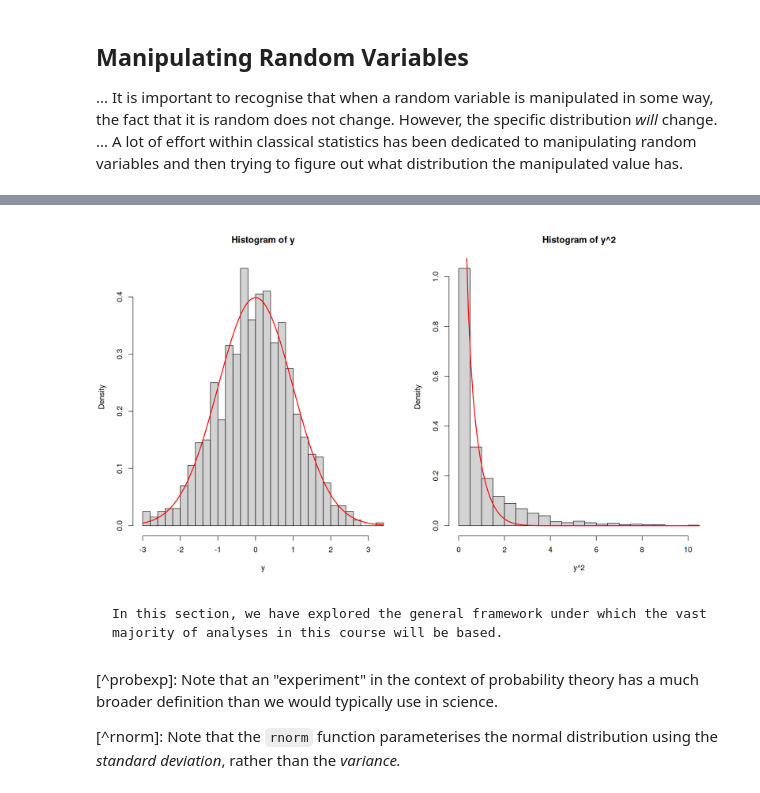
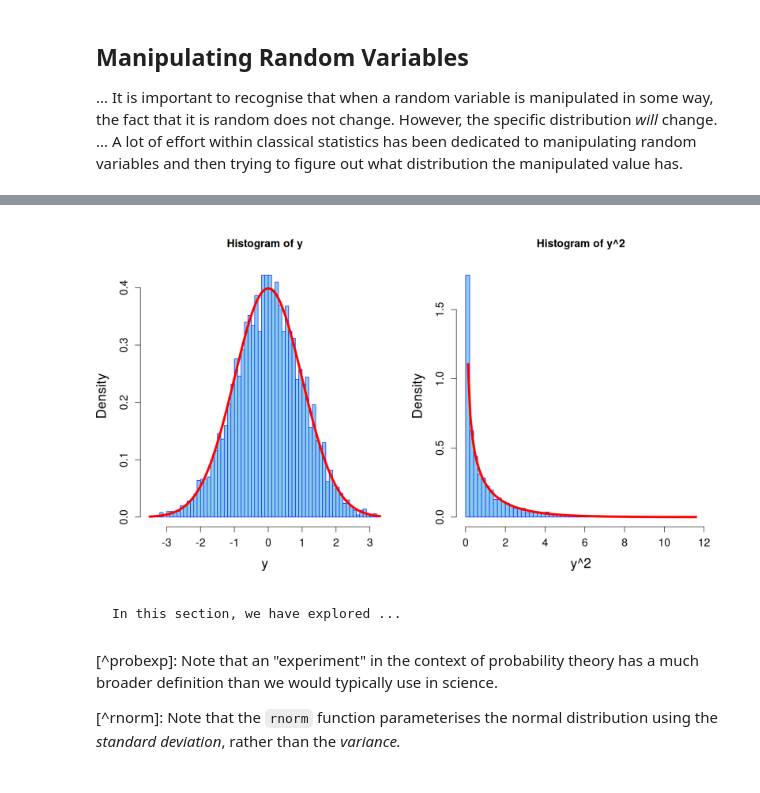
Before and after one commit to PCHN63101-Advanced-Data-Skills/principles-stat-modelling, a Jupyter notebook: 2.prob-random-vars.ipynb, the cells around one changed output, grey strips where cells are left out. Drawn from its saved outputs; the diff is of its cells as text; code cells hidden in the pictures.

```diff
--- a/2.prob-random-vars.ipynb
+++ b/2.prob-random-vars.ipynb
@@ -228,15 +248,16 @@ The *expected value* and the *variance* are both examples of the *moments* of a
 # %%
-y <- rnorm(n=1000, mean=0, sd=1)
+set.seed(666)
+y <- rnorm(n=5000, mean=0, sd=1)
 
 par(mfrow=c(1,2))
-hist(y, probability=TRUE, breaks=30)
-curve(dnorm(x, mean=0, sd=1),
-      col="red", lwd=2, add=TRUE)
+par(cex.lab=1.5, cex.axis=1.2, cex=1.2) # plot scaling
 
-hist(y^2, probability=TRUE, breaks=30)
-curve(dchisq(x^2, df=1),
-      col="red", lwd=2, add=TRUE)
+hist(y, probability=TRUE, breaks=50, col="skyblue", border="blue")
+curve(dnorm(x,mean=0,sd=1), col="red", lwd=5, add=TRUE)
+
+hist(y^2, probability=TRUE, breaks=50, col="skyblue", border="blue")
+curve(dchisq(x,df=1), col="red", lwd=5, add=TRUE)
 # %% [output]
-[figure, old version]
+[figure, new version]
 # %% [markdown]
 
@@ -244 +265 @@ curve(dchisq(x^2, df=1),
-In this section, we have explored the general framework under which the vast majority of analyses in this course will be based.
+In this section, we have explored ...
```
Also changed, not shown: parts of 2 cells of this notebook, 33 other files.
